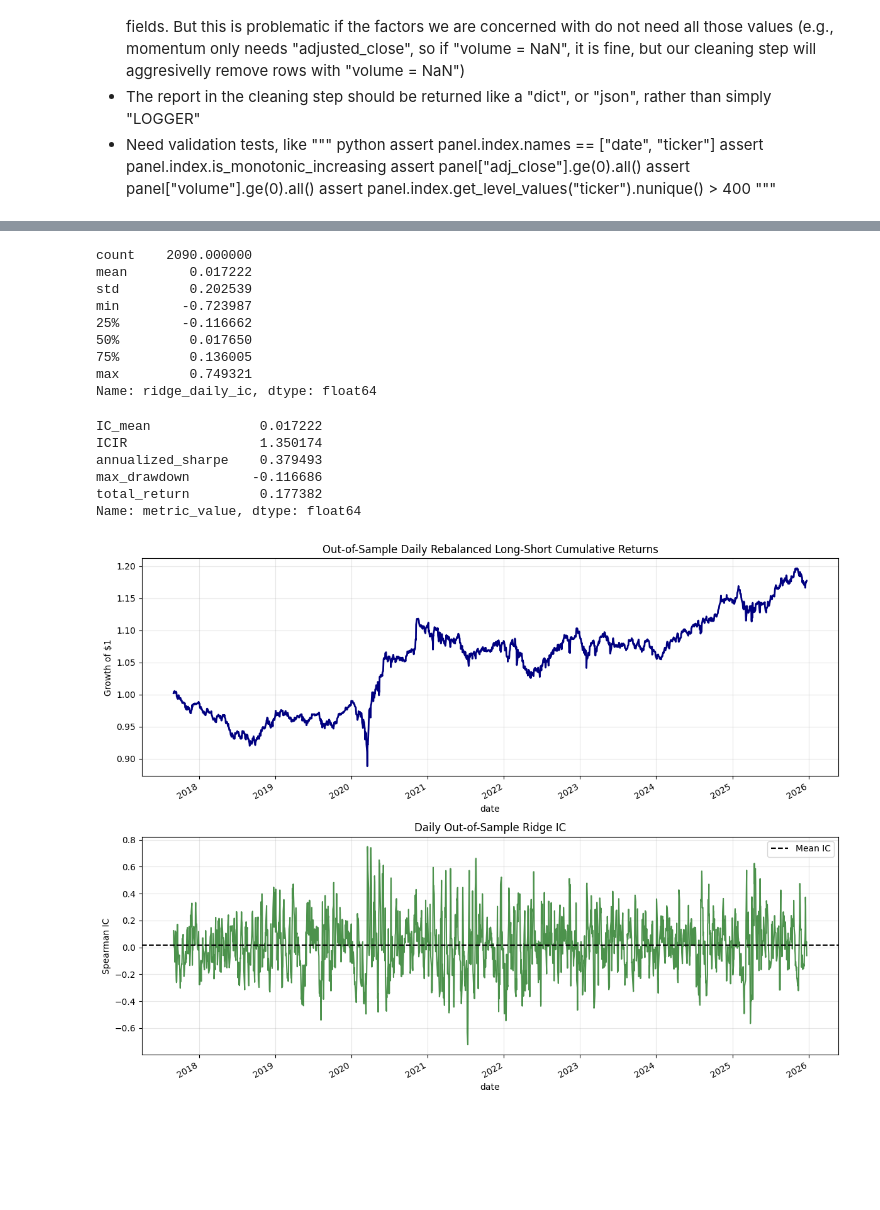
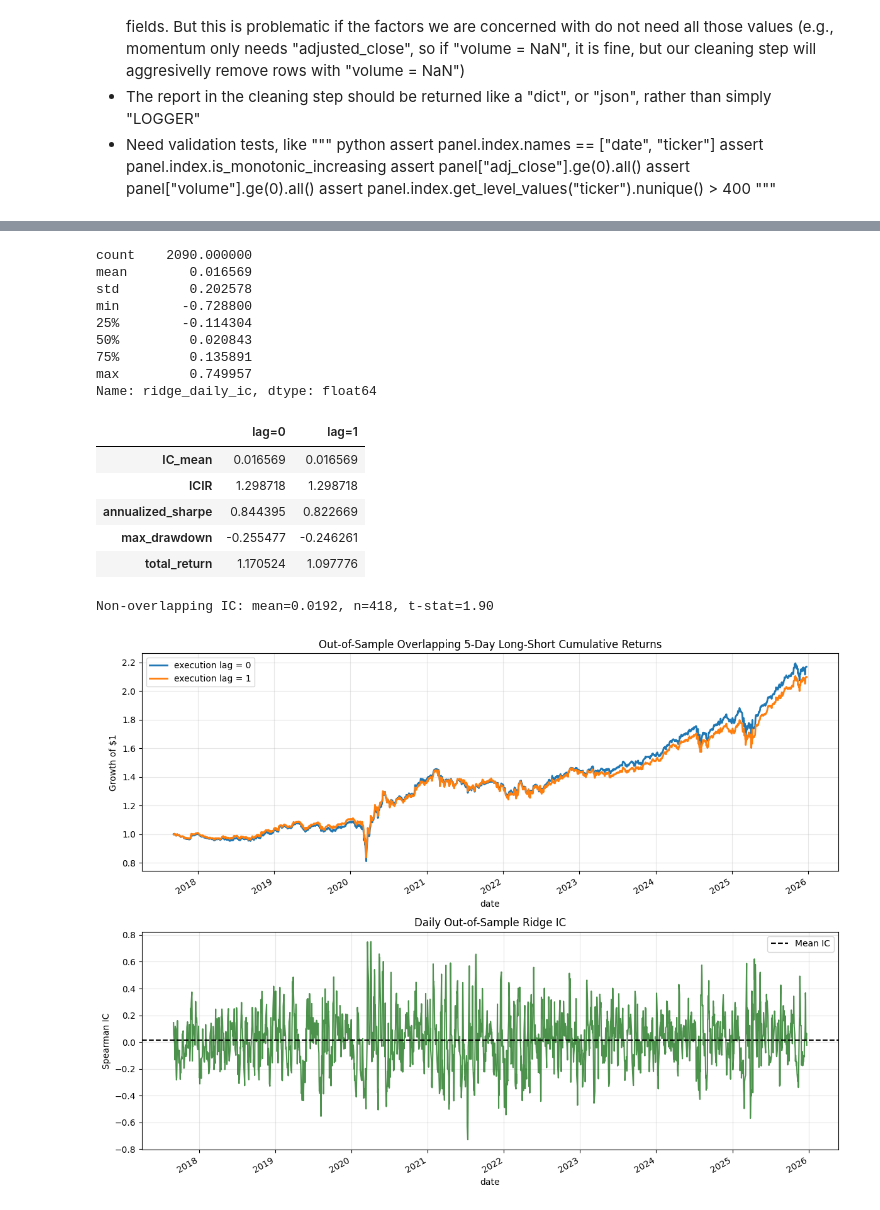
Before and after one commit to tienlonghungson/alpharesearch, a Jupyter notebook: learn/alpharesearch.ipynb, the cells around one changed output, grey strips where cells are left out. Saved outputs shown, nothing was run; the diff lists cells and outputs as text; code cells hidden in the pictures; blank space fills up the shorter version.

```diff
--- a/learn/alpharesearch.ipynb
+++ b/learn/alpharesearch.ipynb
@@ -489,6 +498,9 @@ class ModelBuilder:
             )
 
         panel = panel.loc[~panel.index.get_level_values("date").isin(skipped_dates)].sort_index()
+        panel["forward_rank"] = panel.groupby(level="date")["forward_return_5d"].rank(
+            pct=True, method="average"
+        )
         return panel
 # %%
 labeler = Labeler()
@@ -828,0 +863,16 @@ Name: long_short_return, dtype: float64
+# %%
+portfolio = Portfolio()
+portfolio_runs = {}
+for lag in (0, 1):
+    cfg = {**CONFIG, "execution_lag_days": lag}
+    rets, diag = portfolio.construct_overlapping_long_short_returns(
+        oos_predictions=oos_predictions,
+        ohlcv=ohlcv,
+        score_column="ridge_prediction",
+        config=cfg,
+    )
+    assert diag["net_exposure"].abs().max() < 1e-9, "book is not dollar-neutral"
+    assert diag["gross_exposure"].max() <= 1.0 + 1e-9, "gross exposure exceeds 1"
+    portfolio_runs[lag] = (rets, diag)
+
+display(pd.concat({f"lag={lag}": diag.describe() for lag, (_, diag) in portfolio_runs.items()}, axis=1))
@@ -893,48 +962,52 @@ class Evaluator:
 ridge_ic_series = model._dailiy_spearman_ic(oos_predictions, "ridge_prediction")
 
 evaluator = Evaluator()
-evaluation_metrics = evaluator.compute_performance_metrics(
-    ic_series=ridge_ic_series,
-    portfolio_returns=portfolio_returns,
-    config=CONFIG,
-)
+metrics = pd.DataFrame({
+    f"lag={lag}": evaluator.compute_performance_metrics(ridge_ic_series, rets, CONFIG)
+    for lag, (rets, _) in portfolio_runs.items()
+})
+display(ridge_ic_series.describe().rename("ridge_daily_ic"))
+display(metrics)
 
-display(ridge_ic_series.describe().rename("ridge_daily_ic"))
-display(evaluation_metrics.rename("metric_value"))
+h = CONFIG["forward_return_days"]
+ic_sub = ridge_ic_series.iloc[::h]
+ic_t = ic_sub.mean() / ic_sub.std(ddof=1) * np.sqrt(len(ic_sub))
+print(f"Non-overlapping IC: mean={ic_sub.mean():.4f}, n={len(ic_sub)}, t-stat={ic_t:.2f}")
 # %% [output]
 count    2090.000000
-mean        0.017222
-std         0.202539
-min        -0.723987
-25%        -0.116662
-50%         0.017650
-75%         0.136005
-max         0.749321
+mean        0.016569
+std         0.202578
+min        -0.728800
+25%        -0.114304
+50%         0.020843
+75%         0.135891
+max         0.749957
 Name: ridge_daily_ic, dtype: float64
+|  | lag=0 | lag=1 |
+| IC_mean | 0.016569 | 0.016569 |
+| ICIR | 1.298718 | 1.298718 |
+| annualized_sharpe | 0.844395 | 0.822669 |
+| max_drawdown | -0.255477 | -0.246261 |
+| total_return | 1.170524 | 1.097776 |
-IC_mean              0.017222
-ICIR                 1.350174
-annualized_sharpe    0.379493
-max_drawdown        -0.116686
-total_return         0.177382
-Name: metric_value, dtype: float64
+Non-overlapping IC: mean=0.0192, n=418, t-stat=1.90
 # %%
-cumulative_returns = (1.0 + portfolio_returns.fillna(0.0)).cumprod()
-
 fig, axes = plt.subplots(2, 1, figsize=(12, 9), sharex=False)
 
-cumulative_returns.plot(ax=axes[0], color="navy", lw=2)
-axes[0].set_title("Out-of-Sample Daily Rebalanced Long-Short Cumulative Returns")
+for lag, (rets, _) in portfolio_runs.items():
+    (1.0 + rets).cumprod().plot(ax=axes[0], lw=2, label=f"execution lag = {lag}")
+axes[0].set_title("Out-of-Sample Overlapping 5-Day Long-Short Cumulative Returns")
 axes[0].set_ylabel("Growth of $1")
 axes[0].grid(True, alpha=0.3)
+axes[0].legend()
 
 ridge_ic_series.plot(ax=axes[1], color="darkgreen", alpha=0.7)
 axes[1].axhline(ridge_ic_series.mean(), color="black", linestyle="--", lw=1.5, label="Mean IC")
 axes[1].set_title("Daily Out-of-Sample Ridge IC")
 axes[1].set_ylabel("Spearman IC")
 axes[1].grid(True, alpha=0.3)
 axes[1].legend()
 
 plt.tight_layout()
 plt.show()
 # %% [output]
-[figure, old version]
+[figure, new version]
```
Also changed, not shown: parts of 18 cells of this notebook, 2 other files.
